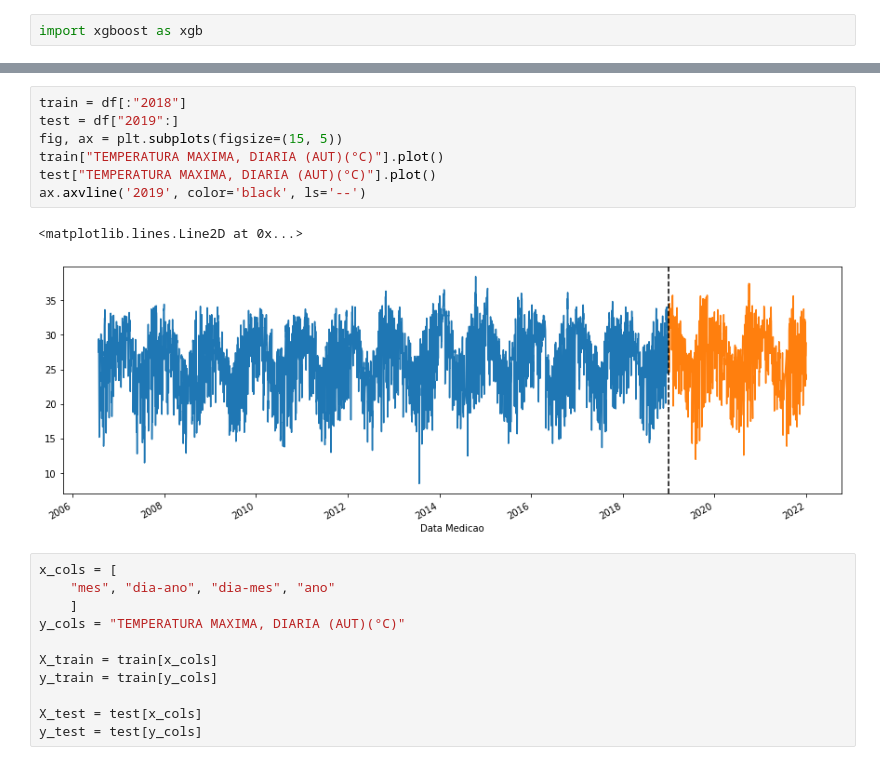
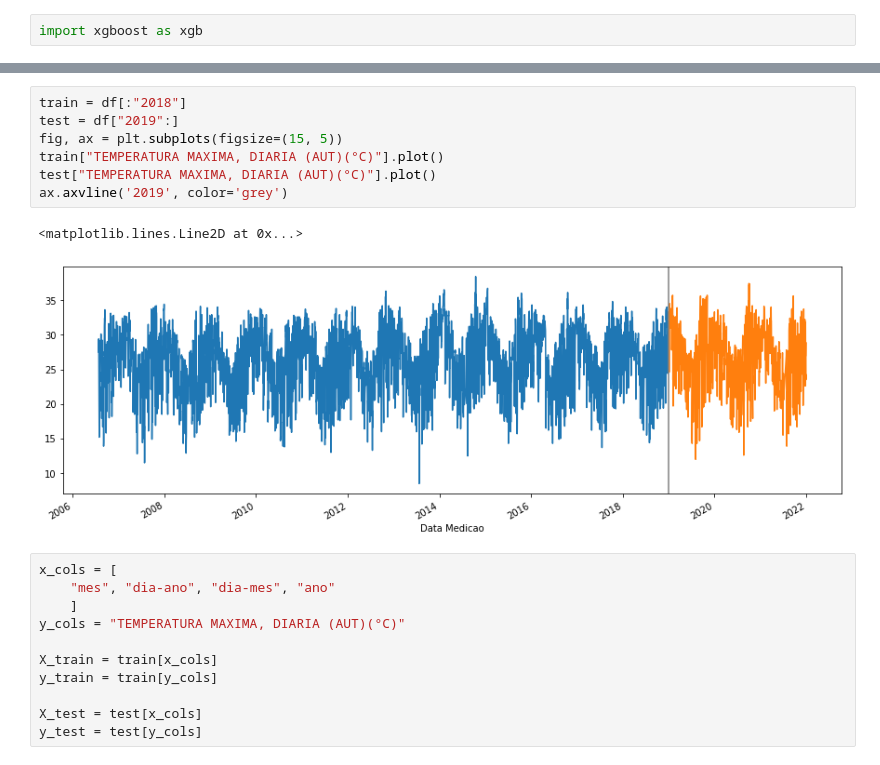
Before and after one commit to Bernardofcr/time_series_analysis, a Jupyter notebook: Time Series Analysis.ipynb, the cells around one changed output, grey strips where cells are left out. Cells and saved outputs as stored; diff of their text form.

```diff
--- a/Time Series Analysis.ipynb
+++ b/Time Series Analysis.ipynb
@@ -318,13 +318,13 @@ memory usage: 695.5+ KB
 # %%
 train = df[:"2018"]
 test = df["2019":]
 fig, ax = plt.subplots(figsize=(15, 5))
 train["TEMPERATURA MAXIMA, DIARIA (AUT)(°C)"].plot()
 test["TEMPERATURA MAXIMA, DIARIA (AUT)(°C)"].plot()
-ax.axvline('2019', color='black', ls='--')
+ax.axvline('2019', color='grey')
 # %% [output]
 <matplotlib.lines.Line2D at 0x...>
-[figure, old version]
+[figure, new version]
 # %%
 x_cols = [
     "mes", "dia-ano", "dia-mes", "ano"
```
Also changed, not shown: parts of 35 cells of this notebook.
